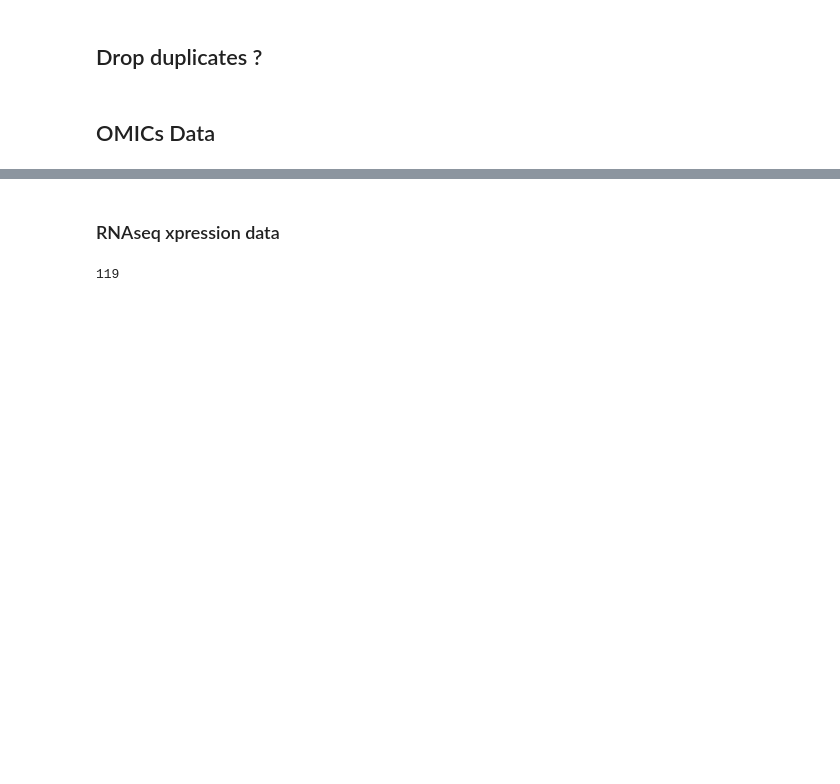
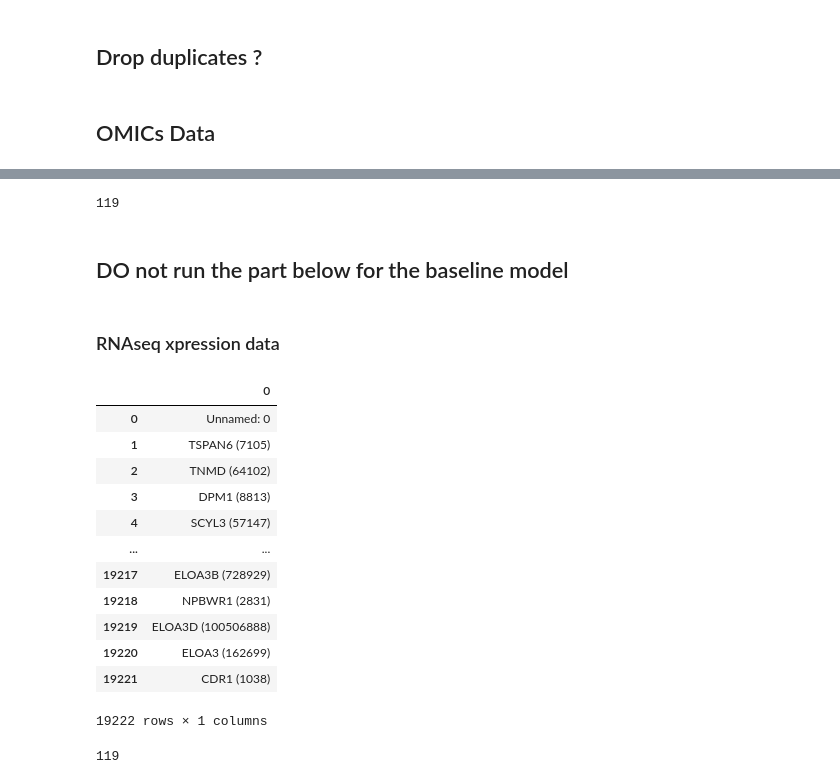
Before and after one commit to aliciapliego/AI-synergyPredict, a Jupyter notebook: code/prepare_omics_data.ipynb, the cells around one changed output, grey strips where cells are left out. Saved outputs shown, nothing was run; the diff lists cells and outputs as text; code cells hidden in the pictures; blank space fills up the shorter version.

```diff
--- a/code/prepare_omics_data.ipynb
+++ b/code/prepare_omics_data.ipynb
@@ -196,0 +246,4 @@ df_drugcomb
+# %%
+len(set(landmark_new_T.index).intersection(set(df_drugcomb['Cell_ID'])))
+# %% [output]
+119
@@ -197,9 +252,27 @@ df_drugcomb
+# %% [markdown]
+## DO not run the part below for the baseline model
 # %% [markdown]
 ### RNAseq xpression data
 # %%
 genes_unique  = read_expression.columns
 genes_unique  = pd.DataFrame(genes_unique)
 gene_ids = genes_unique[0].str.replace(")","").str.replace("(","").str.split(' ', expand = True)[1]
+# %%
+genes_unique
+# %% [output]
+|  | 0 |
+| 0 | Unnamed: 0 |
+| 1 | TSPAN6 (7105) |
+| 2 | TNMD (64102) |
+| 3 | DPM1 (8813) |
+| 4 | SCYL3 (57147) |
+| ... | ... |
+| 19217 | ELOA3B (728929) |
+| 19218 | NPBWR1 (2831) |
+| 19219 | ELOA3D (100506888) |
+| 19220 | ELOA3 (162699) |
+| 19221 | CDR1 (1038) |
+19222 rows × 1 columns
 # %%
 read_expression_filtered = read_expression.rename(columns = {'Unnamed: 0':'DepMap_ID'})
 read_expression_filtered = read_expression_filtered.set_index(read_expression_filtered.columns[0])
```
Also changed, not shown: parts of 12 cells of this notebook.
